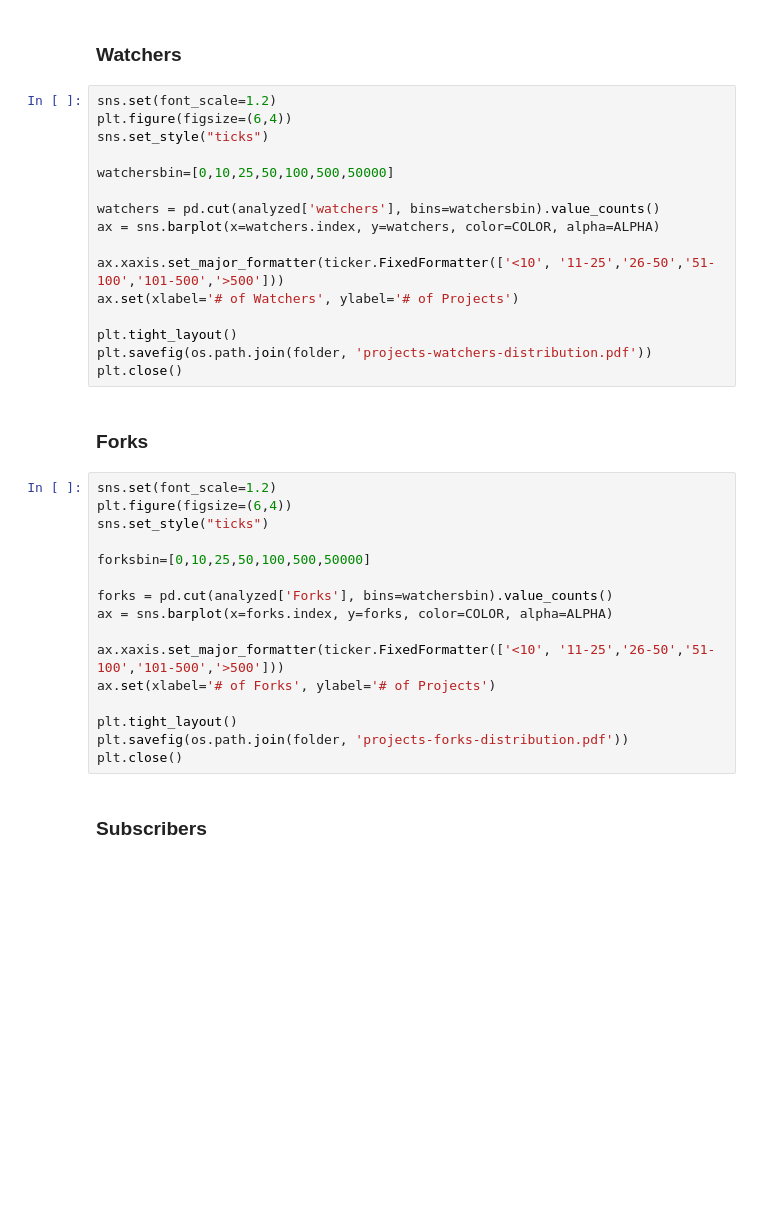
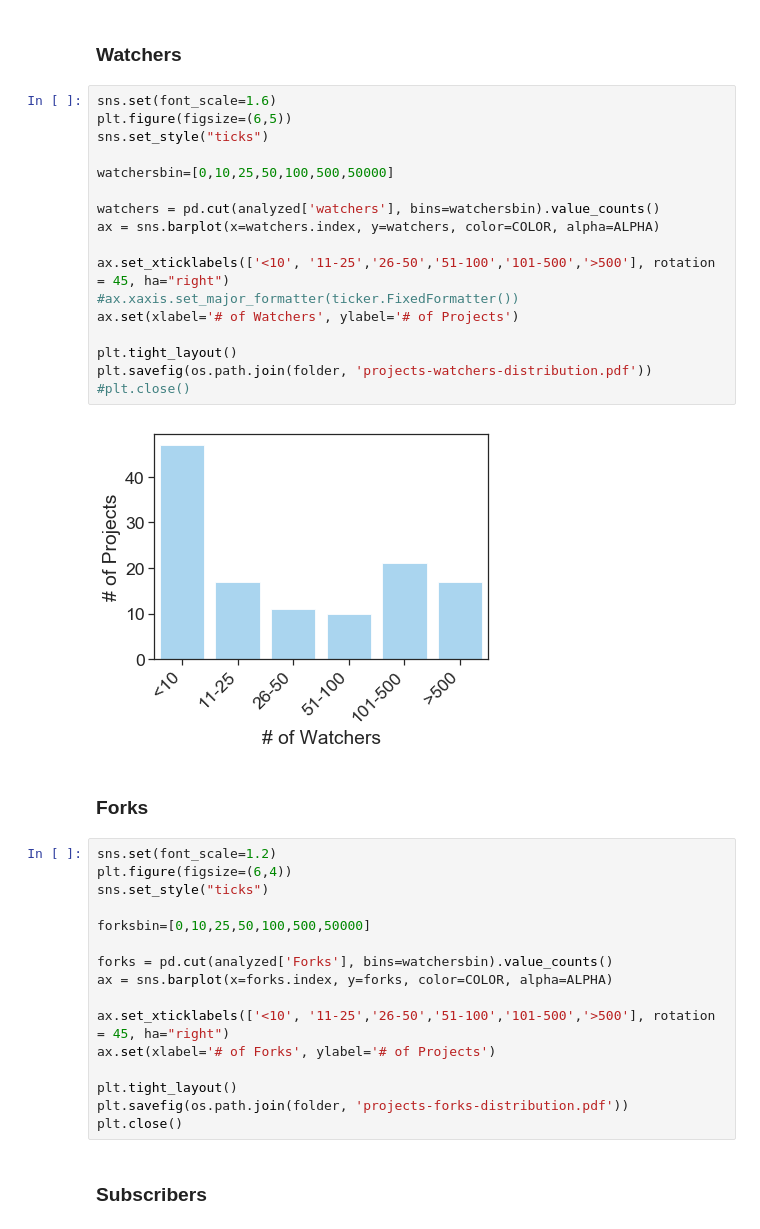
Before and after one commit to DiegoEliasCosta/spotjmhbugs, a Jupyter notebook: script/detected_bug_analysis.ipynb, the cells around one changed output. Cells and saved outputs as stored; diff of their text form; blank space fills up the shorter version.

```diff
--- a/script/detected_bug_analysis.ipynb
+++ b/script/detected_bug_analysis.ipynb
@@ -183,21 +186,24 @@ plt.close()
 # %% [markdown]
 ### Watchers
 # %%
-sns.set(font_scale=1.2)
-plt.figure(figsize=(6,4))
+sns.set(font_scale=1.6)
+plt.figure(figsize=(6,5))
 sns.set_style("ticks")
 
 watchersbin=[0,10,25,50,100,500,50000]
 
 watchers = pd.cut(analyzed['watchers'], bins=watchersbin).value_counts()
 ax = sns.barplot(x=watchers.index, y=watchers, color=COLOR, alpha=ALPHA)
 
-ax.xaxis.set_major_formatter(ticker.FixedFormatter(['<10', '11-25','26-50','51-100','101-500','>500']))
+ax.set_xticklabels(['<10', '11-25','26-50','51-100','101-500','>500'], rotation = 45, ha="right")
+#ax.xaxis.set_major_formatter(ticker.FixedFormatter())
 ax.set(xlabel='# of Watchers', ylabel='# of Projects')
 
 plt.tight_layout()
 plt.savefig(os.path.join(folder, 'projects-watchers-distribution.pdf'))
-plt.close()
+#plt.close()
+# %% [output]
+[figure, added]
 # %% [markdown]
 ### Forks
 # %%
@@ -210,7 +216,7 @@ forksbin=[0,10,25,50,100,500,50000]
 forks = pd.cut(analyzed['Forks'], bins=watchersbin).value_counts()
 ax = sns.barplot(x=forks.index, y=forks, color=COLOR, alpha=ALPHA)
 
-ax.xaxis.set_major_formatter(ticker.FixedFormatter(['<10', '11-25','26-50','51-100','101-500','>500']))
+ax.set_xticklabels(['<10', '11-25','26-50','51-100','101-500','>500'], rotation = 45, ha="right")
 ax.set(xlabel='# of Forks', ylabel='# of Projects')
 
 plt.tight_layout()
```
Also changed, not shown: parts of 6 cells of this notebook, 10 other files.
